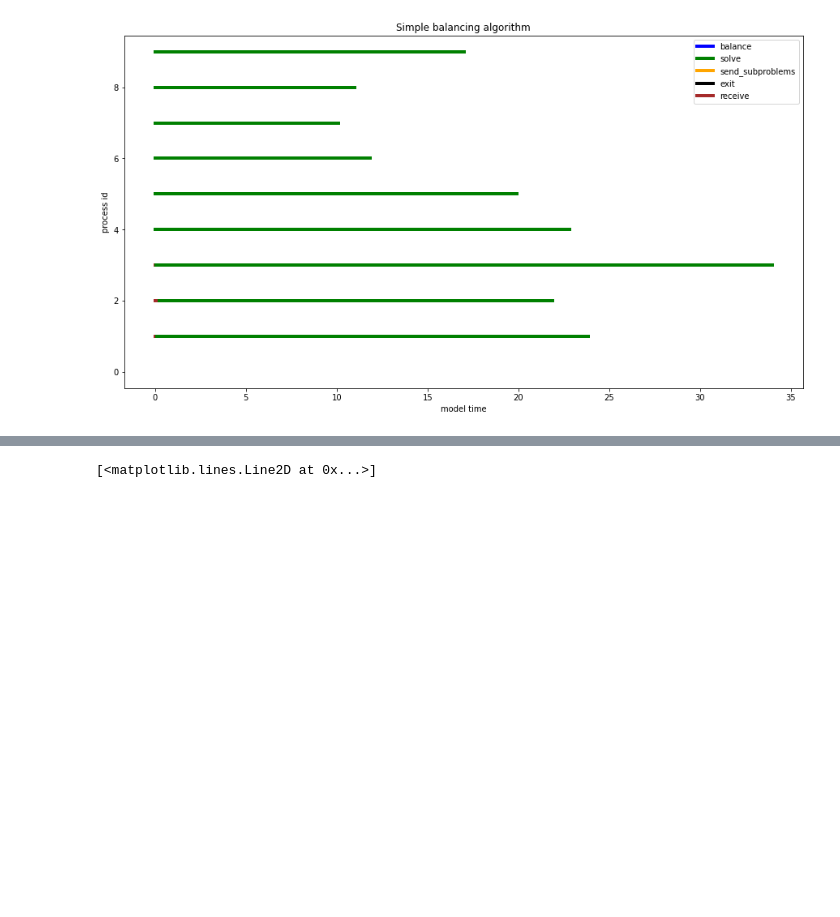
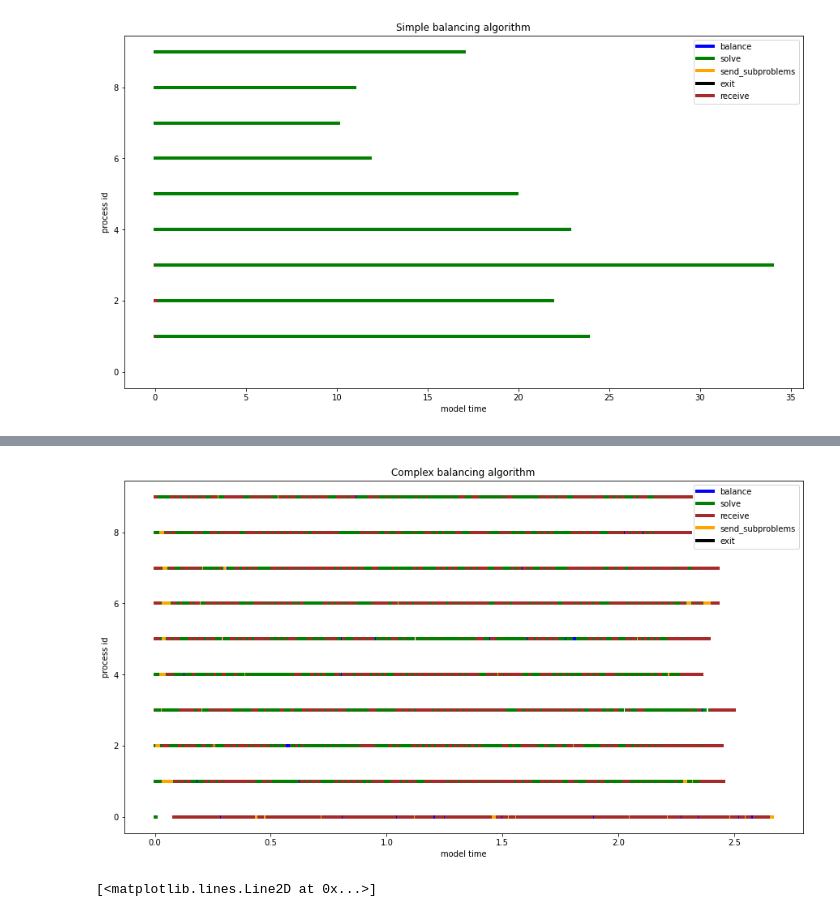
Before and after one commit to amonin7/knapsack_solution, a Jupyter notebook: Visualization.ipynb, the cells around one changed output, grey strips where cells are left out. Saved outputs shown, nothing was run; the diff lists cells and outputs as text; code cells hidden in the pictures; blank space fills up the shorter version.

Commit message:
finished the complex balancing algo impl

```diff
--- a/Visualization.ipynb
+++ b/Visualization.ipynb
@@ -89,3 +89,7 @@ plot('TraceC.csv', 'Communicatio.csv', 'Complex balancing algorithm')
+# %%
+plot('TraceC.csv', 'Communicatio.csv', 'Complex balancing algorithm')
+# %% [output]
+[figure, added]
 # %%
 def count(trace_file: str, comm_file: str):
     df = pd.read_csv(trace_file, index_col=0)
```
Also changed, not shown: parts of 1 cell of this notebook, 3 other files.
